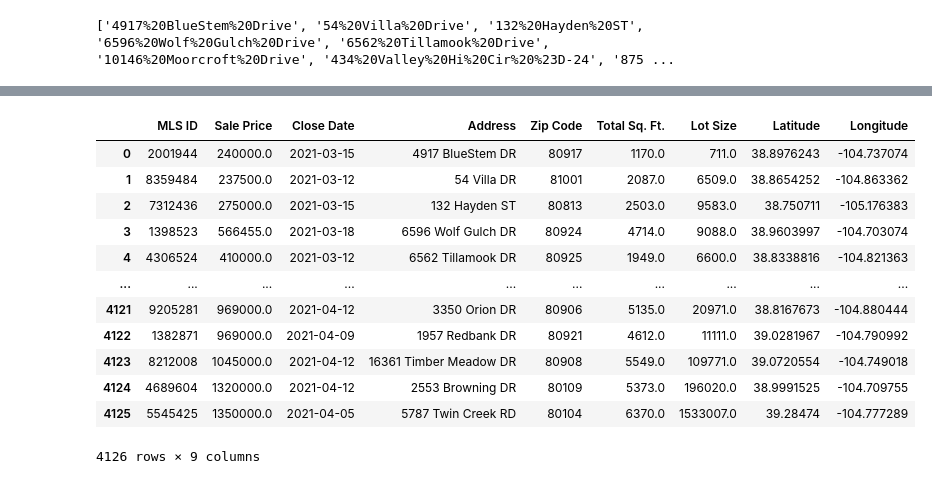
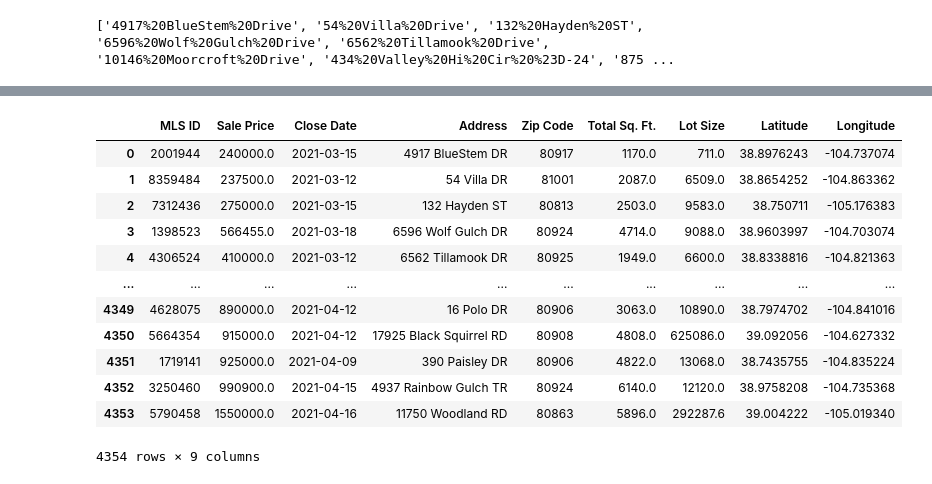
Before and after one commit to willserene/Housing_Analysis, a Jupyter notebook: Housing Sales Dataframe.ipynb, the cells around one changed output, grey strips where cells are left out. Cells and saved outputs as stored; diff of their text form; code cells hidden in the pictures.

```diff
--- a/Housing Sales Dataframe.ipynb
+++ b/Housing Sales Dataframe.ipynb
@@ -326,17 +325,17 @@ sales_df.to_csv("sales.csv", sep=",", encoding='utf-8', index=False, header=True
 # %%
-df = pd.read_csv("sales.csv")
+df = pd.read_csv("sales_updated.csv")
 df
 # %% [output]
 |  | MLS ID | Sale Price | Close Date | Address | Zip Code | Total Sq. Ft. | Lot Size | Latitude | Longitude |
 | 0 | 2001944 | 240000.0 | 2021-03-15 | 4917 BlueStem DR | 80917 | 1170.0 | 711.0 | 38.8976243 | -104.737074 |
 | 1 | 8359484 | 237500.0 | 2021-03-12 | 54 Villa DR | 81001 | 2087.0 | 6509.0 | 38.8654252 | -104.863362 |
 | 2 | 7312436 | 275000.0 | 2021-03-15 | 132 Hayden ST | 80813 | 2503.0 | 9583.0 | 38.750711 | -105.176383 |
 | 3 | 1398523 | 566455.0 | 2021-03-18 | 6596 Wolf Gulch DR | 80924 | 4714.0 | 9088.0 | 38.9603997 | -104.703074 |
 | 4 | 4306524 | 410000.0 | 2021-03-12 | 6562 Tillamook DR | 80925 | 1949.0 | 6600.0 | 38.8338816 | -104.821363 |
 | ... | ... | ... | ... | ... | ... | ... | ... | ... | ... |
-| 4121 | 9205281 | 969000.0 | 2021-04-12 | 3350 Orion DR | 80906 | 5135.0 | 20971.0 | 38.8167673 | -104.880444 |
-| 4122 | 1382871 | 969000.0 | 2021-04-09 | 1957 Redbank DR | 80921 | 4612.0 | 11111.0 | 39.0281967 | -104.790992 |
-| 4123 | 8212008 | 1045000.0 | 2021-04-12 | 16361 Timber Meadow DR | 80908 | 5549.0 | 109771.0 | 39.0720554 | -104.749018 |
-| 4124 | 4689604 | 1320000.0 | 2021-04-12 | 2553 Browning DR | 80109 | 5373.0 | 196020.0 | 38.9991525 | -104.709755 |
-| 4125 | 5545425 | 1350000.0 | 2021-04-05 | 5787 Twin Creek RD | 80104 | 6370.0 | 1533007.0 | 39.28474 | -104.777289 |
+| 4349 | 4628075 | 890000.0 | 2021-04-12 | 16 Polo DR | 80906 | 3063.0 | 10890.0 | 38.7974702 | -104.841016 |
+| 4350 | 5664354 | 915000.0 | 2021-04-12 | 17925 Black Squirrel RD | 80908 | 4808.0 | 625086.0 | 39.092056 | -104.627332 |
+| 4351 | 1719141 | 925000.0 | 2021-04-09 | 390 Paisley DR | 80906 | 4822.0 | 13068.0 | 38.7435755 | -104.835224 |
+| 4352 | 3250460 | 990900.0 | 2021-04-15 | 4937 Rainbow Gulch TR | 80924 | 6140.0 | 12120.0 | 38.9758208 | -104.735368 |
+| 4353 | 5790458 | 1550000.0 | 2021-04-16 | 11750 Woodland RD | 80863 | 5896.0 | 292287.6 | 39.004222 | -105.019340 |
-4126 rows × 9 columns
+4354 rows × 9 columns
```
Also changed, not shown: parts of 13 cells of this notebook, 2 other files.
